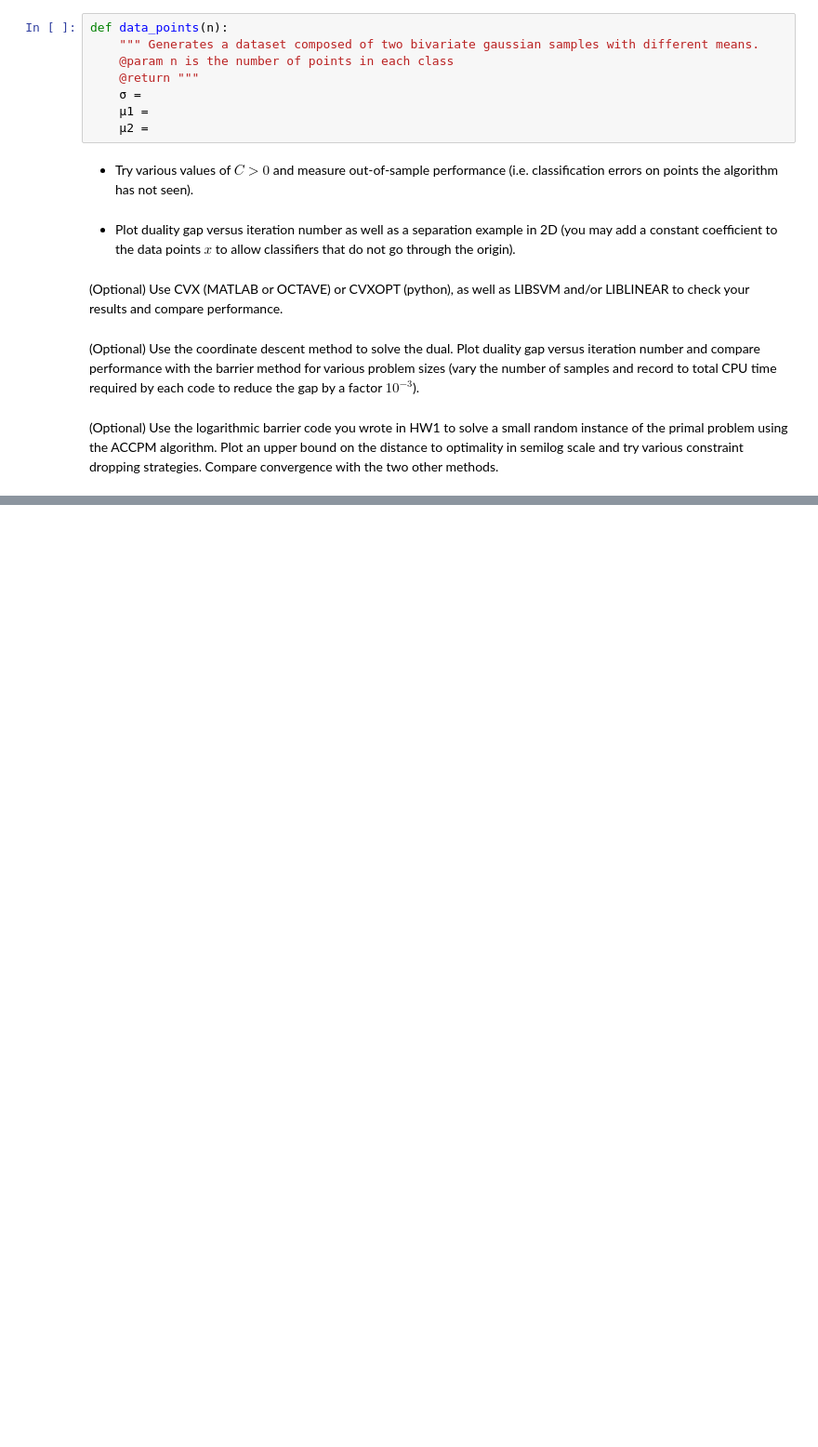
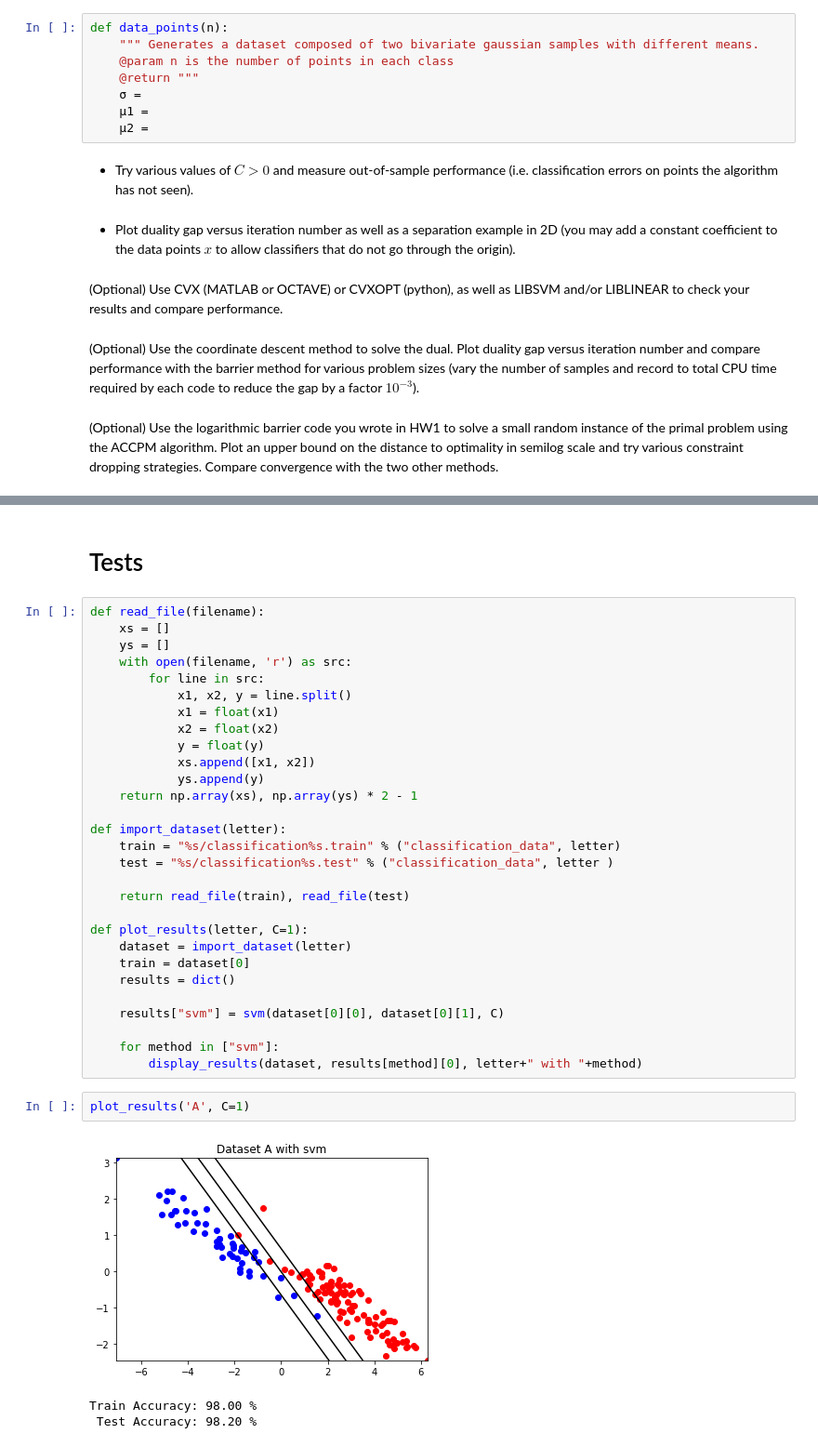
Before and after one commit to FlorentinGuth/SVM, a Jupyter notebook: SVM.ipynb, the cells around one changed output, grey strips where cells are left out. Shown at 93% size. Drawn from its saved outputs; the diff is of its cells as text; blank space fills up the shorter version.

Commit message:
My super version of SVM, and some data

```diff
--- a/SVM.ipynb
+++ b/SVM.ipynb
@@ -184,0 +441,37 @@ def data_points(n):
+# %% [markdown]
+# Tests
+# %%
+def read_file(filename):
+    xs = []
+    ys = []
+    with open(filename, 'r') as src:
+        for line in src:
+            x1, x2, y = line.split()
+            x1 = float(x1)
+            x2 = float(x2)
+            y = float(y)
+            xs.append([x1, x2])
+            ys.append(y)
+    return np.array(xs), np.array(ys) * 2 - 1
+
+def import_dataset(letter):
+    train = "%s/classification%s.train" % ("classification_data", letter)
+    test = "%s/classification%s.test" % ("classification_data", letter )
+
+    return read_file(train), read_file(test)
+
+def plot_results(letter, C=1):
+    dataset = import_dataset(letter)
+    train = dataset[0]
+    results = dict()
+
+    results["svm"] = svm(dataset[0][0], dataset[0][1], C)
+
+    for method in ["svm"]:
+        display_results(dataset, results[method][0], letter+" with "+method)
+# %%
+plot_results('A', C=1)
+# %% [output]
+[figure, added]
+Train Accuracy: 98.00 %
+ Test Accuracy: 98.20 %
```
Also changed, not shown: parts of 16 cells of this notebook, 7 other files.
